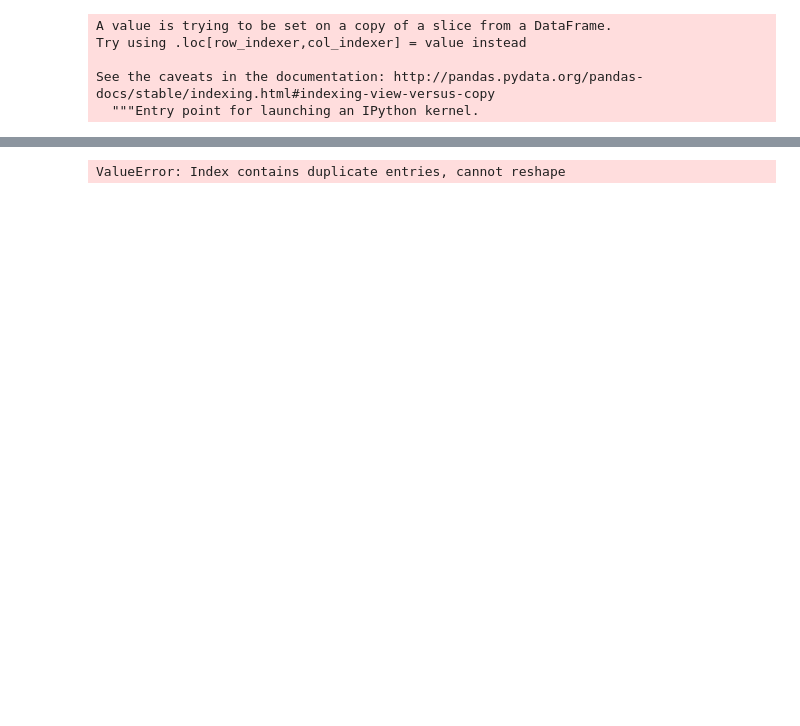
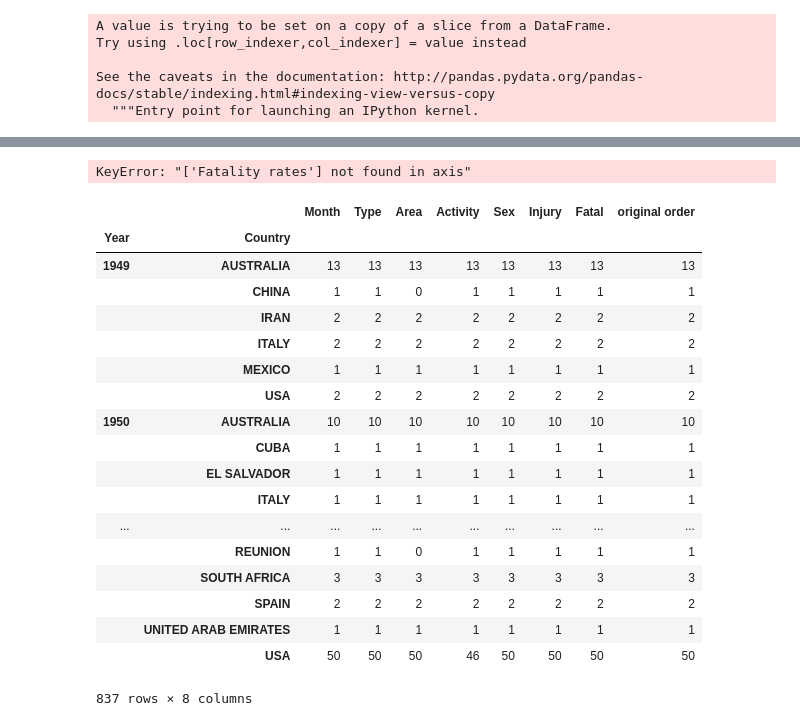
Before and after one commit to ironhack-datalabs/datamad0619, a Jupyter notebook: module-1/pandas-project/your-code/data-wrangling.ipynb, the cells around one changed output, grey strips where cells are left out. Drawn from its saved outputs; the diff is of its cells as text; code cells hidden in the pictures; blank space fills up the shorter version.

```diff
--- a/module-1/pandas-project/your-code/data-wrangling.ipynb
+++ b/module-1/pandas-project/your-code/data-wrangling.ipynb
@@ -33,4 +13,4 @@ null_cols = data.isnull().sum()
 # %%
 #Elimino las columnas que no necesito
 datan = data.drop(columns=['Unnamed: 22', 'Unnamed: 23', 'Investigator or Source','pdf', 'href formula', 'href',
-       'Case Number.1', 'Case Number.2', 'Time', 'Species '])
+       'Case Number.1', 'Case Number.2', 'Species ', 'Time'])
@@ -83,2 +21,2 @@ datani
 # %%
-datanis = datani[datani.Year > 1958]
+datanis = datani[datani.Year > 1948]
@@ -140,4 +53,2 @@ Index(['Jul', 'Aug', 'Sep', 'Jun', 'Jan', 'Oct', 'Apr', 'Mar', 'Dec', 'May',
 # %%
-df2 = df[df["Date"].isin(['Jul', 'Aug', 'Sep', 'Jun', 'Jan', 'Oct', 'Apr', 'Mar', 'Dec', 'May',
-       'Nov', 'Feb'])]
-df2
+df2 = df[df["Date"].isin(['Jan','Feb','Mar','Apr','May','Jun','Jul','Aug', 'Sep','Oct','Nov','Dec'])]
@@ -268,4 +71,4 @@ dasa1
-# %%
-dasa1.pivot(index='Fatal', columns='Year', values='Month')
-# %% [output]
-ValueError: Index contains duplicate entries, cannot reshape
+# %%
+dasa1= dasa1.drop(columns=['Fatality rates'])
+# %% [output]
+KeyError: "['Fatality rates'] not found in axis"
@@ -271,0 +77,23 @@ ValueError: Index contains duplicate entries, cannot reshape
+# %%
+atxmes=dasa1.groupby(['Year','Country']).count()
+atxmes
+# %% [output]
+|  |  | Month | Type | Area | Activity | Sex | Injury | Fatal | original order |
+| Year | Country |  |  |  |  |  |  |  |  |
+| 1949 | AUSTRALIA | 13 | 13 | 13 | 13 | 13 | 13 | 13 | 13 |
+|  | CHINA | 1 | 1 | 0 | 1 | 1 | 1 | 1 | 1 |
+|  | IRAN | 2 | 2 | 2 | 2 | 2 | 2 | 2 | 2 |
+|  | ITALY | 2 | 2 | 2 | 2 | 2 | 2 | 2 | 2 |
+|  | MEXICO | 1 | 1 | 1 | 1 | 1 | 1 | 1 | 1 |
+|  | USA | 2 | 2 | 2 | 2 | 2 | 2 | 2 | 2 |
+| 1950 | AUSTRALIA | 10 | 10 | 10 | 10 | 10 | 10 | 10 | 10 |
+|  | CUBA | 1 | 1 | 1 | 1 | 1 | 1 | 1 | 1 |
+|  | EL SALVADOR | 1 | 1 | 1 | 1 | 1 | 1 | 1 | 1 |
+|  | ITALY | 1 | 1 | 1 | 1 | 1 | 1 | 1 | 1 |
+| ... | ... | ... | ... | ... | ... | ... | ... | ... | ... |
+|  | REUNION | 1 | 1 | 0 | 1 | 1 | 1 | 1 | 1 |
+|  | SOUTH AFRICA | 3 | 3 | 3 | 3 | 3 | 3 | 3 | 3 |
+|  | SPAIN | 2 | 2 | 2 | 2 | 2 | 2 | 2 | 2 |
+|  | UNITED ARAB EMIRATES | 1 | 1 | 1 | 1 | 1 | 1 | 1 | 1 |
+|  | USA | 50 | 50 | 50 | 46 | 50 | 50 | 50 | 50 |
+837 rows × 8 columns
```
Also changed, not shown: parts of 16 cells of this notebook, 1 other file.
